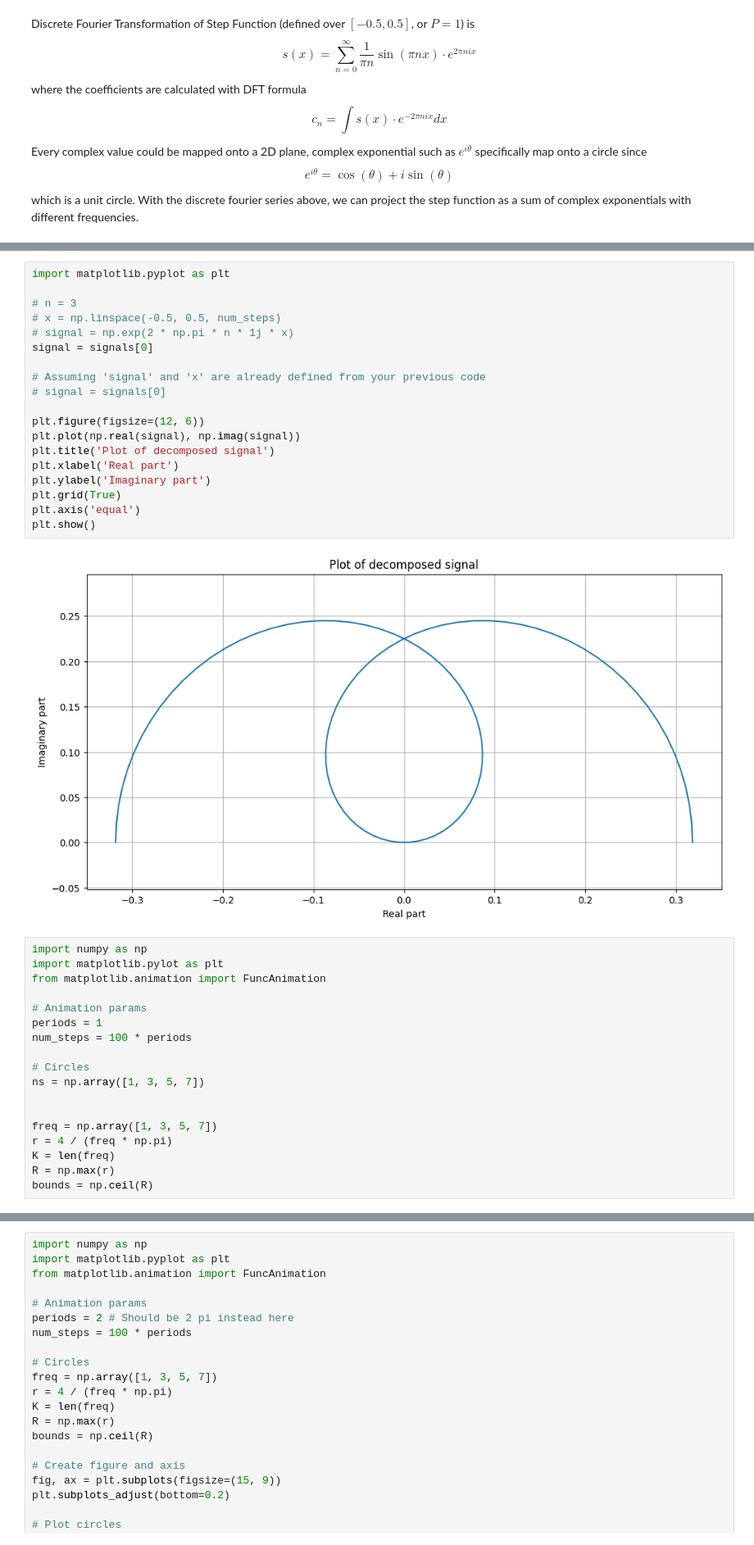
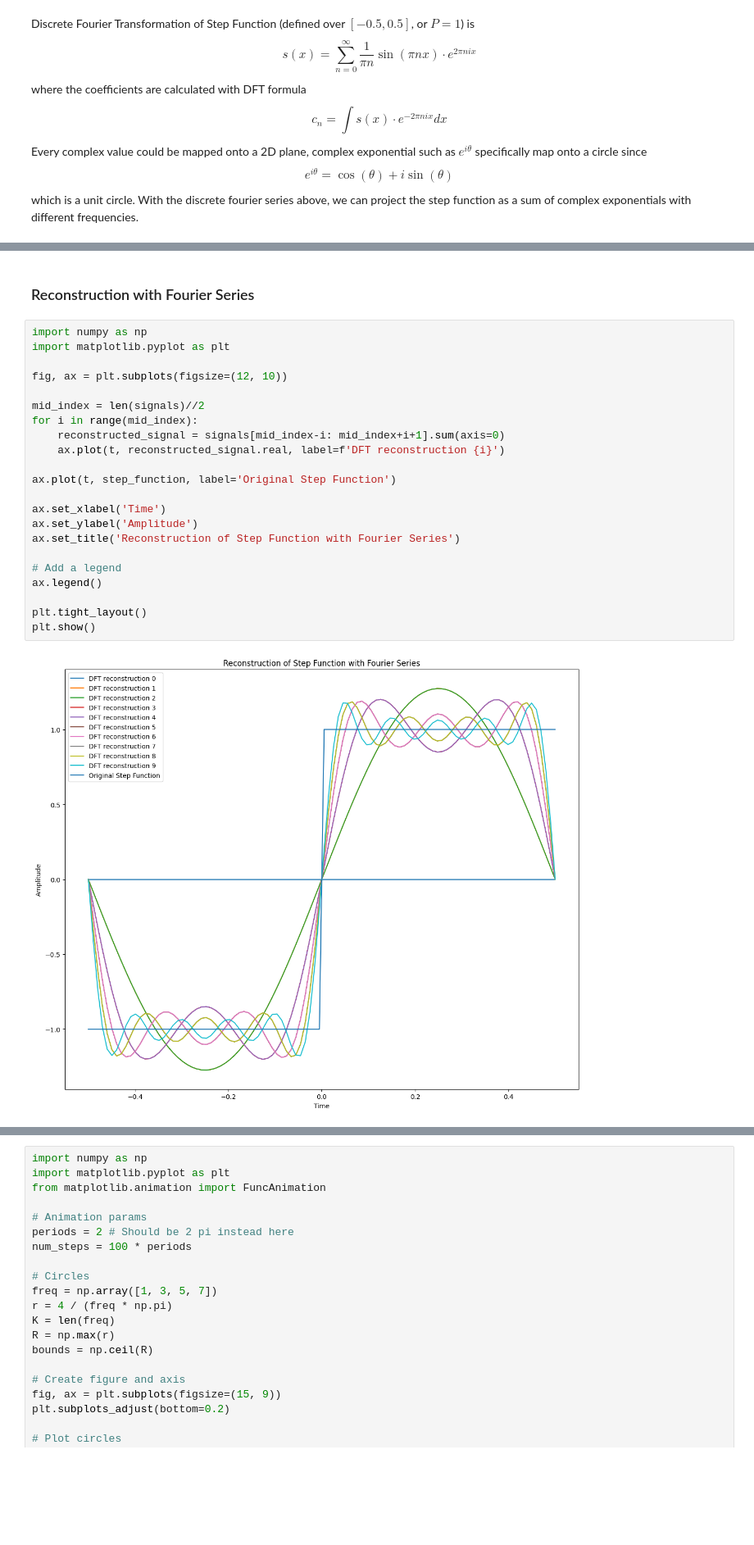
Before and after one commit to fangyuan-ksgk/waveletGPT, a Jupyter notebook: test.ipynb, the cells around one changed output, grey strips where cells are left out. Shown at 82% size. Drawn from its saved outputs; the diff is of its cells as text; blank space fills up the shorter version.

```diff
--- a/test.ipynb
+++ b/test.ipynb
@@ -218,39 +112,26 @@ array([ 0.31830989+3.89817183e-17j,  0.31750909+2.01782966e-02j,
-# %%
-import matplotlib.pyplot as plt
-
-# n = 3
-# x = np.linspace(-0.5, 0.5, num_steps)
-# signal = np.exp(2 * np.pi * n * 1j * x)
-signal = signals[0]
-
-# Assuming 'signal' and 'x' are already defined from your previous code
-# signal = signals[0]
-
-plt.figure(figsize=(12, 6))
-plt.plot(np.real(signal), np.imag(signal))
-plt.title('Plot of decomposed signal')
-plt.xlabel('Real part')
-plt.ylabel('Imaginary part')
-plt.grid(True)
-plt.axis('equal')
-plt.show()
-# %% [output]
-[figure, removed]
-# %%
-import numpy as np
-import matplotlib.pylot as plt
-from matplotlib.animation import FuncAnimation
-
-# Animation params
-periods = 1
-num_steps = 100 * periods
-
-# Circles
-ns = np.array([1, 3, 5, 7])
-
-
-freq = np.array([1, 3, 5, 7])
-r = 4 / (freq * np.pi)
-K = len(freq)
-R = np.max(r)
-bounds = np.ceil(R)
+# %% [markdown]
+### Reconstruction with Fourier Series
+# %%
+import numpy as np
+import matplotlib.pyplot as plt
+
+fig, ax = plt.subplots(figsize=(12, 10))
+
+mid_index = len(signals)//2
+for i in range(mid_index):
+    reconstructed_signal = signals[mid_index-i: mid_index+i+1].sum(axis=0)
+    ax.plot(t, reconstructed_signal.real, label=f'DFT reconstruction {i}')
+
+ax.plot(t, step_function, label='Original Step Function')
+
+ax.set_xlabel('Time')
+ax.set_ylabel('Amplitude')
+ax.set_title('Reconstruction of Step Function with Fourier Series')
+
+# Add a legend
+ax.legend()
+
+plt.tight_layout()
+plt.show()
+# %% [output]
+[figure, added]
```
Also changed, not shown: parts of 10 cells of this notebook, 1 other file.
